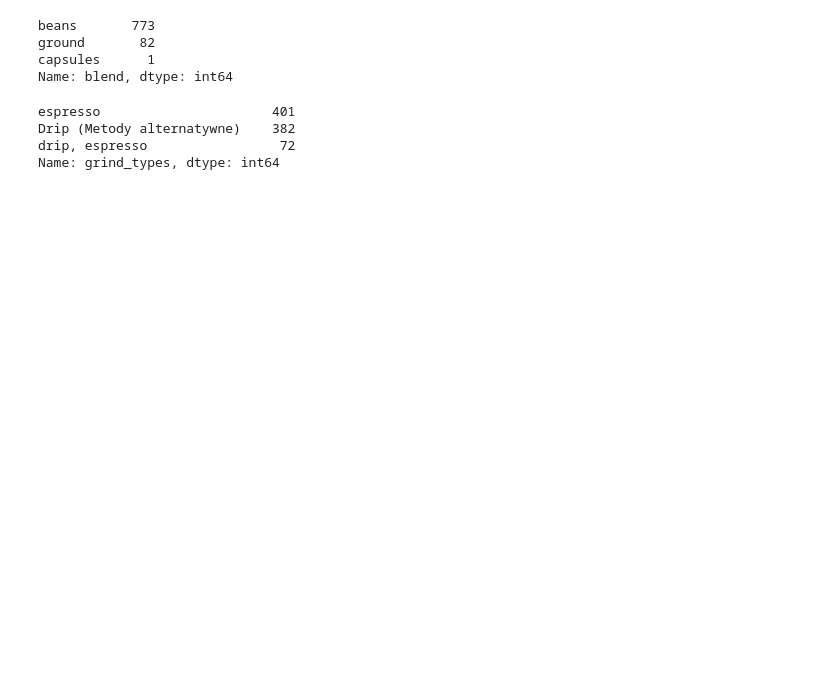
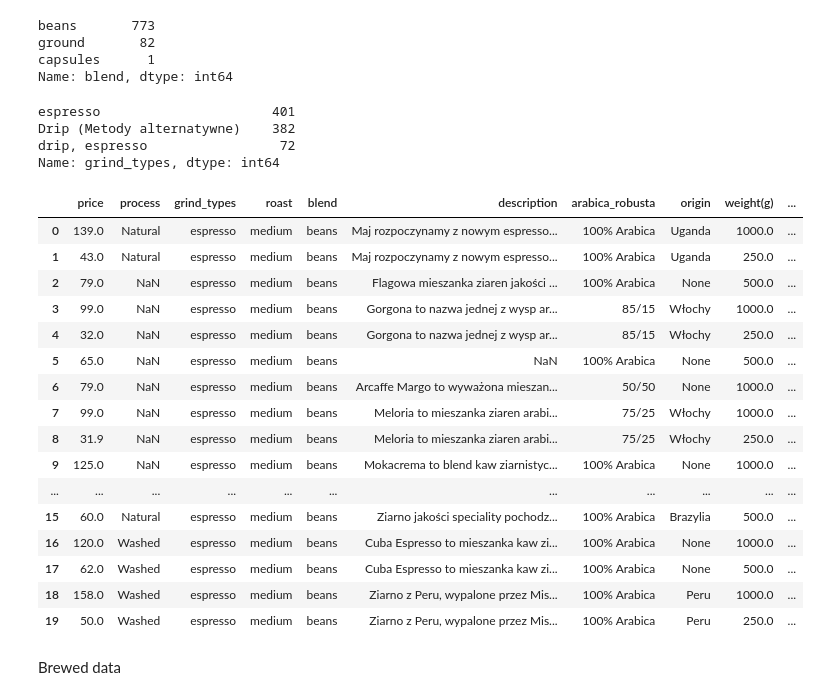
Before and after one commit to dominikacecylia/Web-Scraping-Project, a Jupyter notebook: datacleaning.ipynb, the cells around one changed output. Saved outputs shown, nothing was run; the diff lists cells and outputs as text; code cells hidden in the pictures; blank space fills up the shorter version.

```diff
--- a/datacleaning.ipynb
+++ b/datacleaning.ipynb
@@ -308,6 +361,8 @@ df_coffee_without_duplicates.head()
+# %%
+idx = df_coffee_without_duplicates[df_coffee_without_duplicates['blend'] == "W kapsułkach"].index
+df_coffee_without_duplicates = df_coffee_without_duplicates.drop(idx)
 # %%
 df_coffee_without_duplicates['blend'] = df_coffee_without_duplicates['blend'].str.replace("Mielona", "ground")
-df_coffee_without_duplicates['blend'] = df_coffee_without_duplicates['blend'].str.replace("W kapsułkach", "capsules")
 df_coffee_without_duplicates['blend'] = df_coffee_without_duplicates['blend'].str.replace("Ziarnista", "beans")
 df_coffee_without_duplicates['blend'].value_counts()
 # %% [output]
@@ -315,6 +370,8 @@ beans       773
 ground       82
 capsules      1
 Name: blend, dtype: int64
+# %%
+df_coffee_without_duplicates['description'] = df_coffee_without_duplicates['description'].replace(r'^\s*$', np.nan, regex=True)
 # %%
 df_coffee_without_duplicates['grind_types'] = df_coffee_without_duplicates['grind_types'].str.replace("Drip (Metody alternatywne)", "drip")
 df_coffee_without_duplicates['grind_types'] = df_coffee_without_duplicates['grind_types'].str.replace("Drip i espresso", "drip, espresso")
@@ -327,0 +387,22 @@ Name: grind_types, dtype: int64
+# %%
+df_coffee_without_duplicates[['price','process', 'grind_types',	'roast', 'blend', 'description', 'arabica_robusta',	'origin', 'weight(g)', 'price_per_kg']].head(20)
+# %% [output]
+|  | price | process | grind_types | roast | blend | description | arabica_robusta | origin | weight(g) | ... |
+| 0 | 139.0 | Natural | espresso | medium | beans | Maj rozpoczynamy z nowym espresso... | 100% Arabica | Uganda | 1000.0 | ... |
+| 1 | 43.0 | Natural | espresso | medium | beans | Maj rozpoczynamy z nowym espresso... | 100% Arabica | Uganda | 250.0 | ... |
+| 2 | 79.0 | NaN | espresso | medium | beans | Flagowa mieszanka ziaren jakości ... | 100% Arabica | None | 500.0 | ... |
+| 3 | 99.0 | NaN | espresso | medium | beans | Gorgona to nazwa jednej z wysp ar... | 85/15 | Włochy | 1000.0 | ... |
+| 4 | 32.0 | NaN | espresso | medium | beans | Gorgona to nazwa jednej z wysp ar... | 85/15 | Włochy | 250.0 | ... |
+| 5 | 65.0 | NaN | espresso | medium | beans | NaN | 100% Arabica | None | 500.0 | ... |
+| 6 | 79.0 | NaN | espresso | medium | beans | Arcaffe Margo to wyważona mieszan... | 50/50 | None | 1000.0 | ... |
+| 7 | 99.0 | NaN | espresso | medium | beans | Meloria to mieszanka ziaren arabi... | 75/25 | Włochy | 1000.0 | ... |
+| 8 | 31.9 | NaN | espresso | medium | beans | Meloria to mieszanka ziaren arabi... | 75/25 | Włochy | 250.0 | ... |
+| 9 | 125.0 | NaN | espresso | medium | beans | Mokacrema to blend kaw ziarnistyc... | 100% Arabica | None | 1000.0 | ... |
+| ... | ... | ... | ... | ... | ... | ... | ... | ... | ... | ... |
+| 15 | 60.0 | Natural | espresso | medium | beans | Ziarno jakości speciality pochodz... | 100% Arabica | Brazylia | 500.0 | ... |
+| 16 | 120.0 | Washed | espresso | medium | beans | Cuba Espresso to mieszanka kaw zi... | 100% Arabica | None | 1000.0 | ... |
+| 17 | 62.0 | Washed | espresso | medium | beans | Cuba Espresso to mieszanka kaw zi... | 100% Arabica | None | 500.0 | ... |
+| 18 | 158.0 | Washed | espresso | medium | beans | Ziarno z Peru, wypalone przez Mis... | 100% Arabica | Peru | 1000.0 | ... |
+| 19 | 50.0 | Washed | espresso | medium | beans | Ziarno z Peru, wypalone przez Mis... | 100% Arabica | Peru | 250.0 | ... |
+# %% [markdown]
+Brewed data
```
Also changed, not shown: parts of 19 cells of this notebook, 2 other files.
